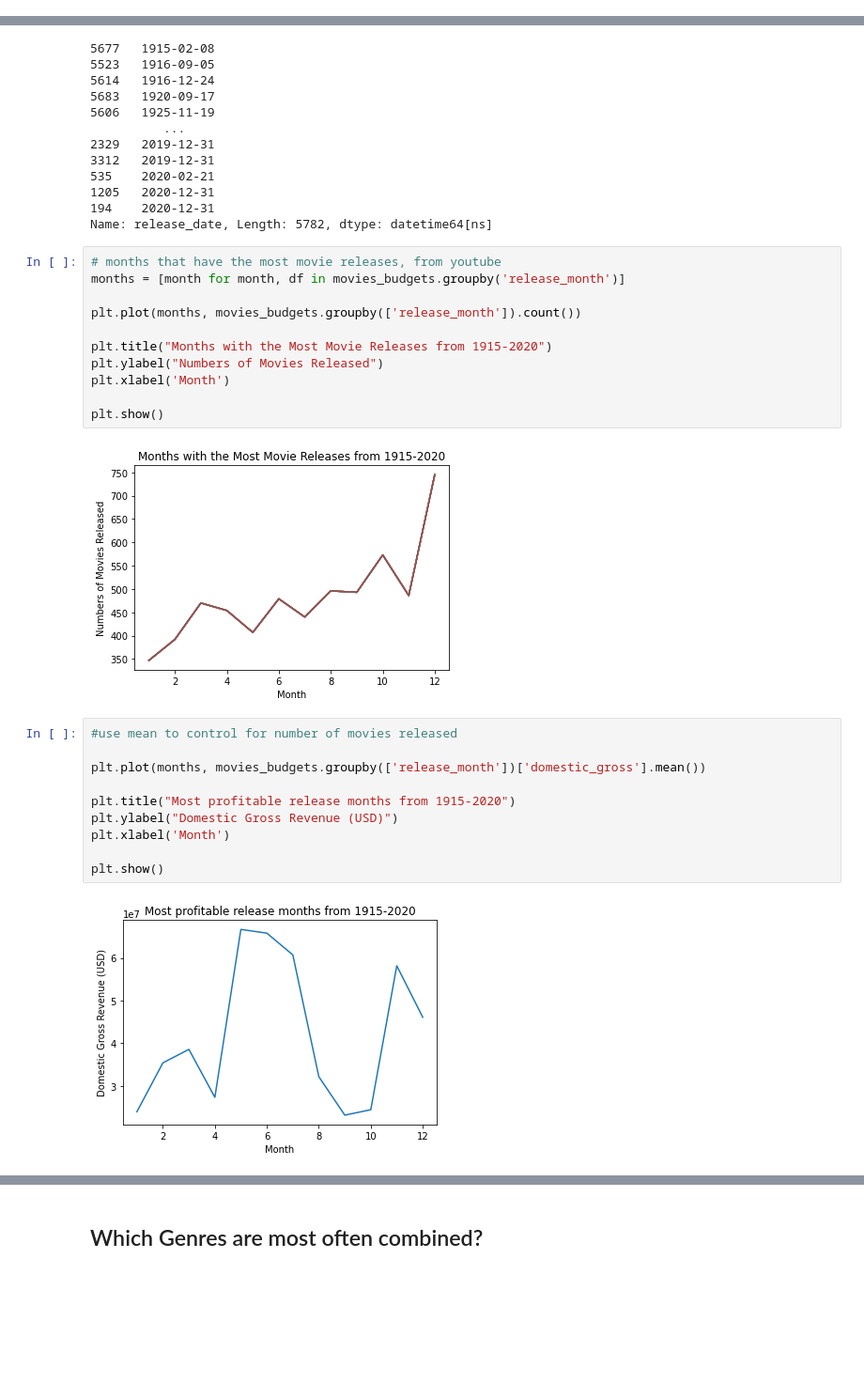
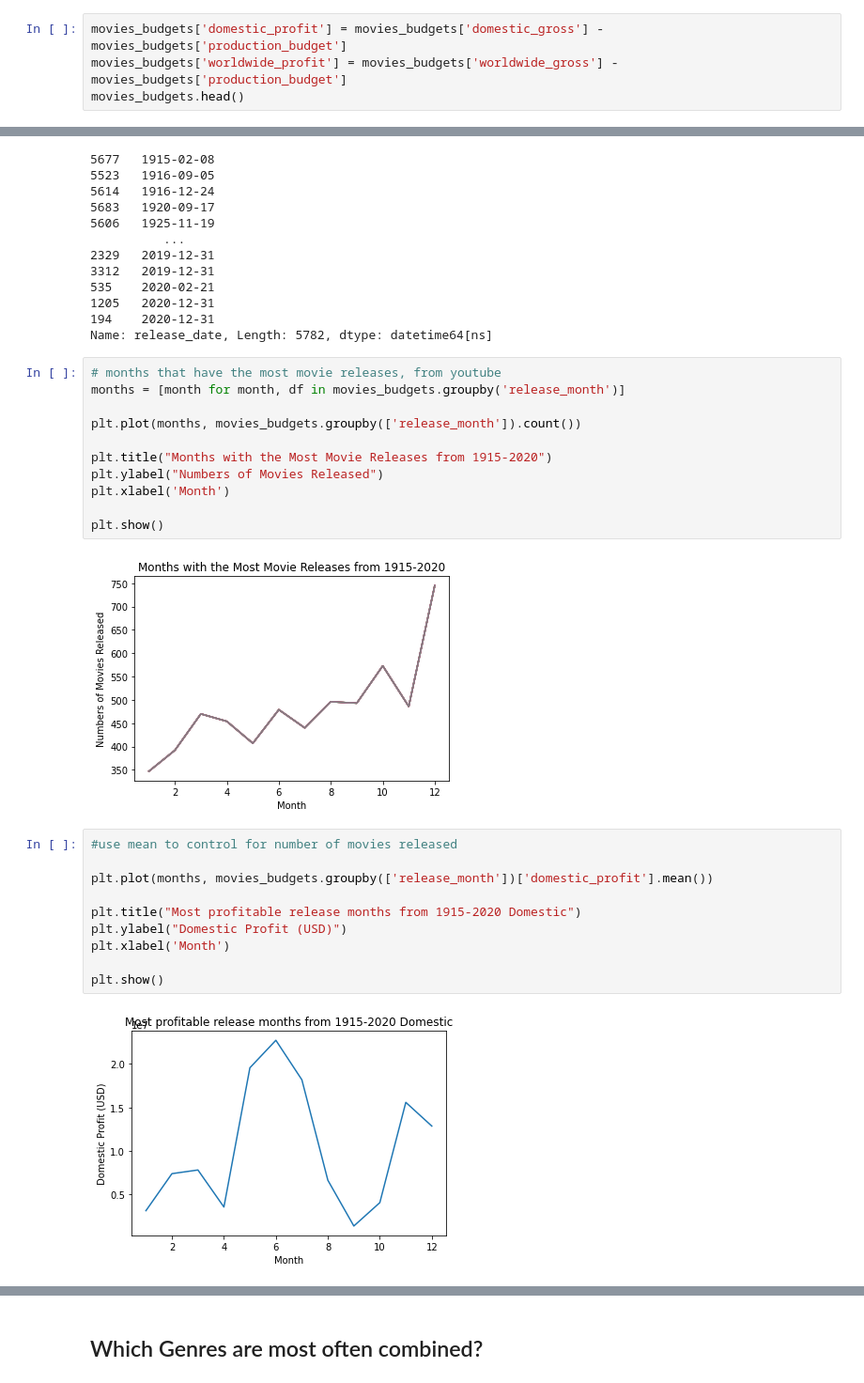
Before and after one commit to learn-co-curriculum/dsc-ai-academy-semester1-capstone, a Jupyter notebook: Data Exploration.ipynb, the cells around one changed output, grey strips where cells are left out. Shown: that part at 94% size. Drawn from its saved outputs; the diff is of its cells as text; blank space fills up the shorter version.

Commit message:
Created graphs for worldwide and domestic profit by month

```diff
--- a/Data Exploration.ipynb
+++ b/Data Exploration.ipynb
@@ -435,3 +435,7 @@ movies_budgets.head()
 | 2 | 3 | 2019-06-07 | Dark Phoenix | 350000000.0 | 42762350.0 | 1.497624e+08 | 6 |
 | 3 | 4 | 2015-05-01 | Avengers: Age of Ultron | 330600000.0 | 459005868.0 | 1.403014e+09 | 5 |
 | 4 | 5 | 2017-12-15 | Star Wars Ep. VIII: The Last Jedi | 317000000.0 | 620181382.0 | 1.316722e+09 | 12 |
+# %%
+movies_budgets['domestic_profit'] = movies_budgets['domestic_gross'] - movies_budgets['production_budget']
+movies_budgets['worldwide_profit'] = movies_budgets['worldwide_gross'] - movies_budgets['production_budget']
+movies_budgets.head()
@@ -462,16 +473,16 @@ plt.xlabel('Month')
 
 plt.show()
 # %% [output]
-[figure, old version]
+[figure, new version]
 # %%
 #use mean to control for number of movies released
 
-plt.plot(months, movies_budgets.groupby(['release_month'])['domestic_gross'].mean())
+plt.plot(months, movies_budgets.groupby(['release_month'])['domestic_profit'].mean())
 
-plt.title("Most profitable release months from 1915-2020")
-plt.ylabel("Domestic Gross Revenue (USD)")
+plt.title("Most profitable release months from 1915-2020 Domestic")
+plt.ylabel("Domestic Profit (USD)")
 plt.xlabel('Month')
 
 plt.show()
 # %% [output]
-[figure, old version]
+[figure, new version]
```
Also changed, not shown: parts of 8 cells of this notebook.
